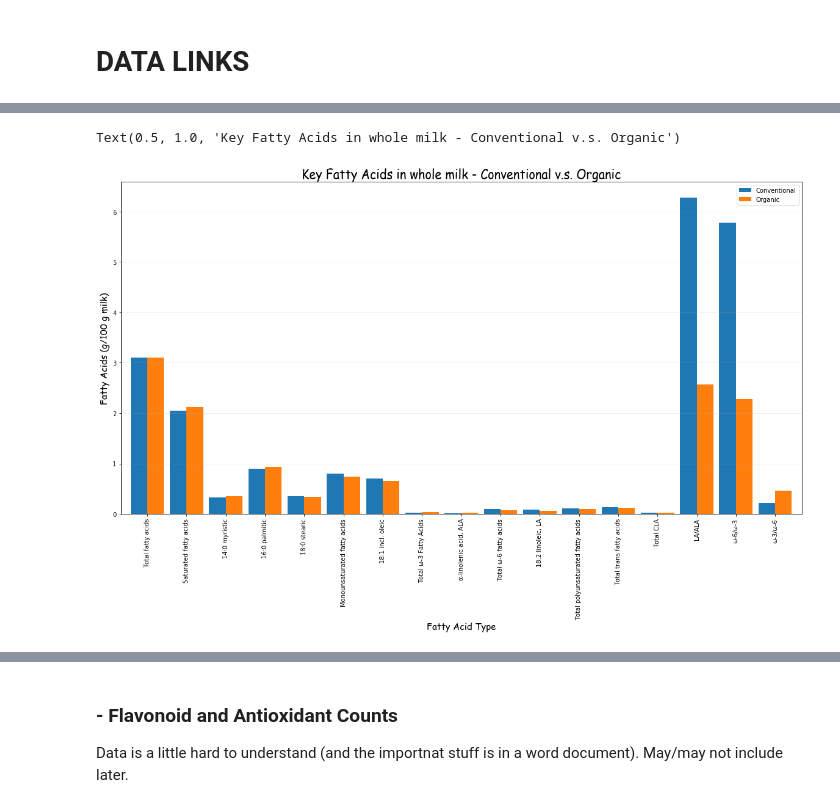
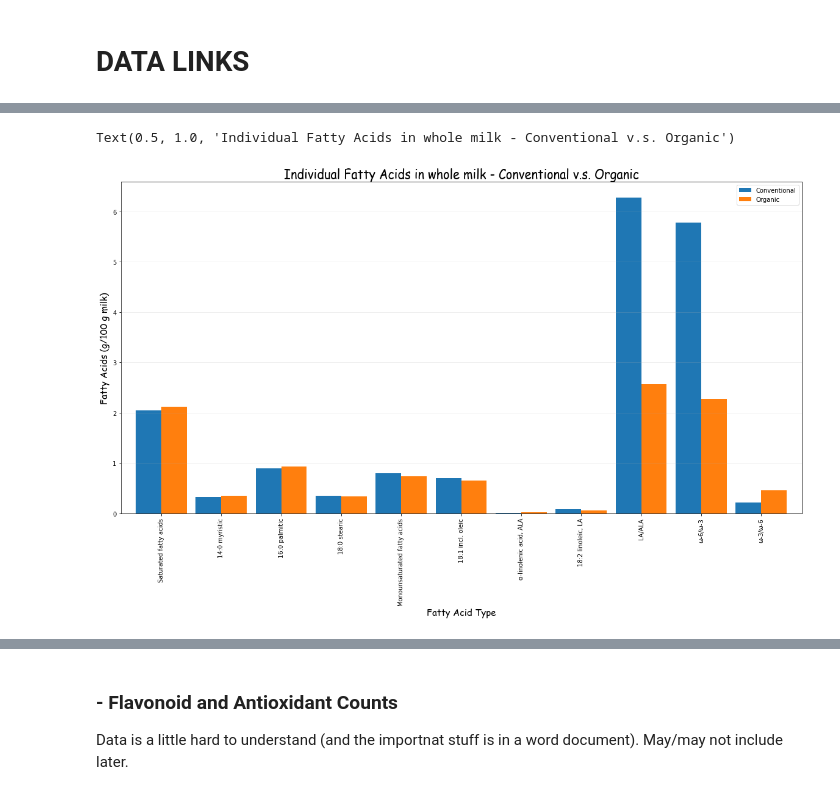
Before and after one commit to alswilli/CMPS-184-Final-Project, a Jupyter notebook: Is Organic Food worth it.ipynb, the cells around one changed output, grey strips where cells are left out. Cells and saved outputs as stored; diff of their text form; code cells hidden in the pictures.

```diff
--- a/Is Organic Food worth it.ipynb
+++ b/Is Organic Food worth it.ipynb
@@ -164,7 +169,7 @@ for row in data_rows:
 titles = []
 conventional = []
 organic = []
-print(cleaned_rows)
+# print(cleaned_rows)
 
 for row in cleaned_rows:
     if len(row) > 1 and row[0] != '20:5 eicosapentae-        0.0025 noic, EPA' and row[0] != '22:5 docosapentae-       0.0037':
@@ -199,7 +204,34 @@ for row in cleaned_rows:
 # finalDfMilk = dfMilk.set_index('Title')
 # finalDfMilk
 
-df = pd.DataFrame({'Conventional': conventional,
-                   'Organic': organic}, index=titles)
+# conventional.append(float(0.0025))
+# conventional.append(float(0.0033))
 
-df
+# organic.append(float(0.0037))
+# organic.append(float(0.0044))
+
+# titles.append('20:5 eicosapentae-noic, EPA')
+# titles.append('22:5 docosapentae-noic, DPA')
+
+conventionalIndiv = []
+organicIndiv = []
+titlesIndiv = []
+conventionalTotal = []
+organicTotal = []
+titlesTotal = []
+
+for index, name in enumerate(titles):
+    if 'Total' in name:
+        titlesTotal.append(name)
+        conventionalTotal.append(conventional[index])
+        organicTotal.append(organic[index])
+    else:
+        titlesIndiv.append(name)
+        conventionalIndiv.append(conventional[index])
+        organicIndiv.append(organic[index])
+
+dfIndiv = pd.DataFrame({'Conventional': conventionalIndiv,
+                   'Organic': organicIndiv}, index=titlesIndiv)
+
+dfTotal = pd.DataFrame({'Conventional': conventionalTotal,
+                   'Organic': organicTotal}, index=titlesTotal)
@@ -226,11 +238,11 @@ df
 # %%
 fig, ax = plt.subplots()
-df.plot(kind='bar', ax=ax, figsize=(20, 10), width=0.85)
+dfIndiv.plot(kind='bar', ax=ax, figsize=(20, 10), width=0.85)
 ax.set_xlabel("Fatty Acid Type", fontname='Comic Sans MS', fontsize=15)
 ax.set_ylabel("Fatty Acids (g/100 g milk)", fontname='Comic Sans MS', fontsize=15)
 ax.grid(alpha = 0.25)
 ax.xaxis.grid(False)
-plt.title('Key Fatty Acids in whole milk - Conventional v.s. Organic', fontname='Comic Sans MS', fontsize=20)
+plt.title('Individual Fatty Acids in whole milk - Conventional v.s. Organic', fontname='Comic Sans MS', fontsize=20)
 # %% [output]
-Text(0.5, 1.0, 'Key Fatty Acids in whole milk - Conventional v.s. Organic')
+Text(0.5, 1.0, 'Individual Fatty Acids in whole milk - Conventional v.s. Organic')
-[figure, old version]
+[figure, new version]
```
Also changed, not shown: parts of 21 cells of this notebook.
